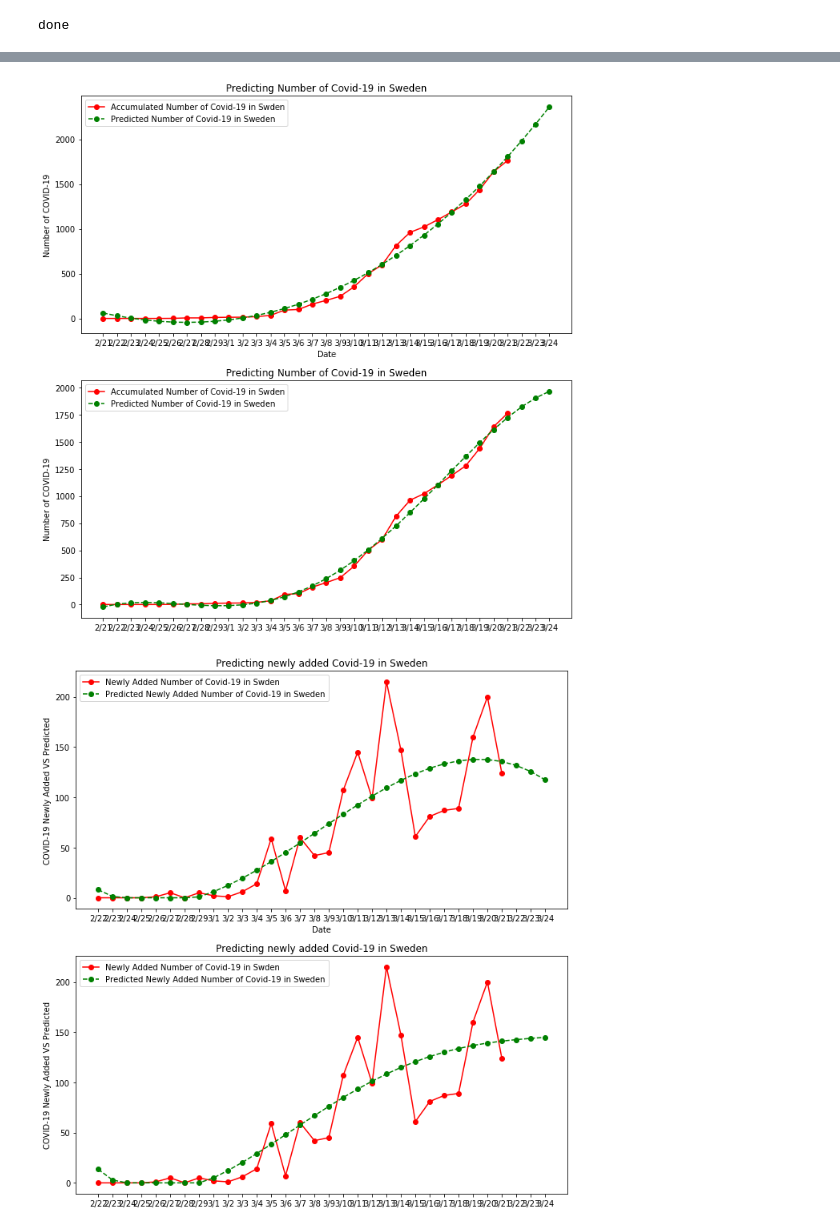
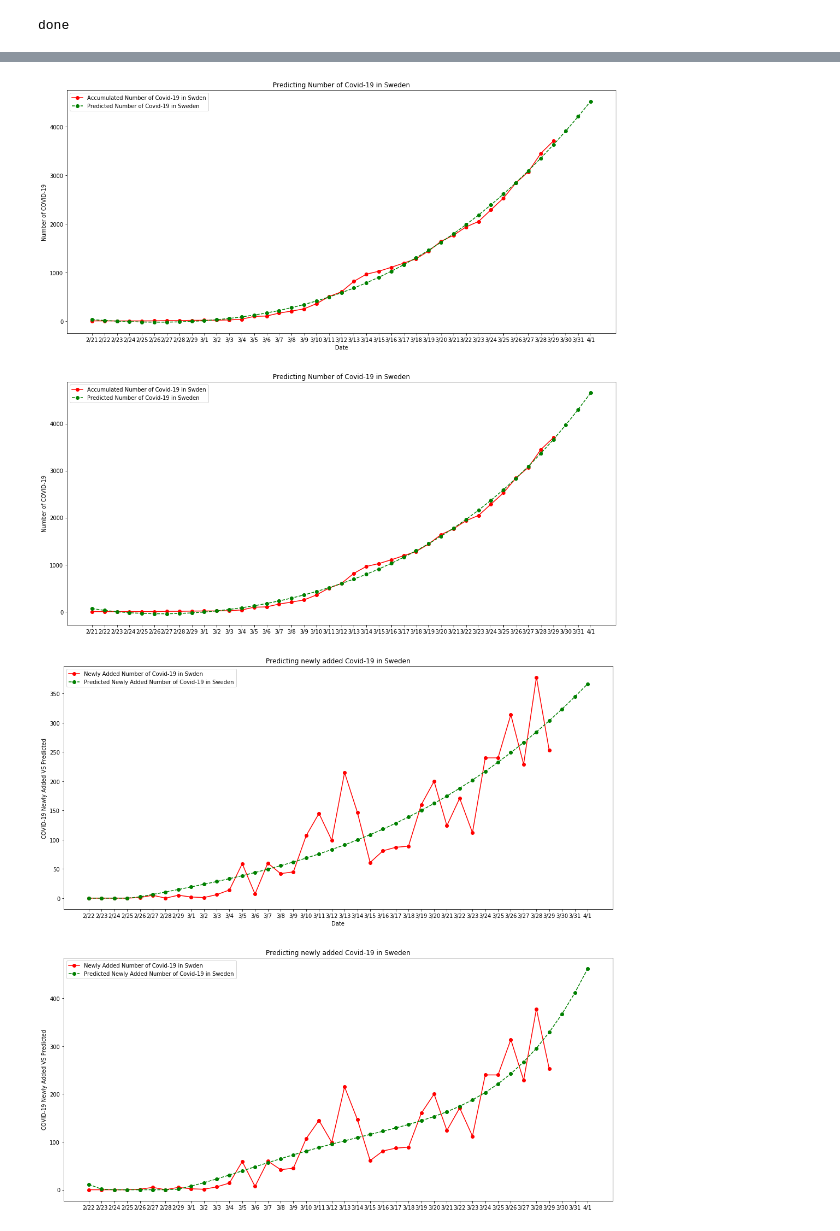
Before and after one commit to xingyazhou/datageek-github, a Jupyter notebook: COVID-19 Analysis.ipynb, the cells around one changed output, grey strips where cells are left out. Saved outputs shown, nothing was run; the diff lists cells and outputs as text; code cells hidden in the pictures.

```diff
--- a/COVID-19 Analysis.ipynb
+++ b/COVID-19 Analysis.ipynb
@@ -37,0 +28,6 @@ Saving to: `time_series_covid_19_confirmed.csv'
+# %%
+
+data_file = "time_series_covid19_confirmed_global.csv"
+
+raw_rdd = sc.textFile(data_file)
+raw_rdd.take(10)
@@ -154,47 +161,46 @@ x2 = np.linspace(1, length+N,length+N)
 dates=['2/21', '2/22', '2/23', '2/24', '2/25', '2/26', '2/27', '2/28',
        '2/29', '3/1', '3/2', '3/3', '3/4', '3/5', '3/6', '3/7', '3/8',
        '3/9','3/10', '3/11', '3/12', '3/13','3/14','3/15', '3/16','3/17',
-       '3/18', '3/19', '3/20','3/21','3/22', '3/23','3/24','3/25','3/26','3/27']
+       '3/18', '3/19', '3/20','3/21','3/22', '3/23','3/24','3/25','3/26','3/27', '3/28','3/29','3/30', '3/31', '4/1', '4/2']
 
 Covid_Sweden=df.select("Covid_Date").where(df.Country=="Sweden")
 acc_num_covid=Covid_Sweden.toPandas().Covid_Date.array[0]
 acc_num_covid=np.array(acc_num_covid).astype(np.integer)
 dy=np.diff(acc_num_covid)
 
 z3 = np.polyfit(x,acc_num_covid[30:], 3)
 p3 = np.poly1d(z3)
 
 z4 = np.polyfit(x,acc_num_covid[30:], 4)
 p4 = np.poly1d(z4)
 
-plt.figure(figsize=(11,12))
+plt.figure(figsize=(18,18))
 plt.subplot(2, 1, 1)
 plt.title("Predicting Number of Covid-19 in Sweden")
 plt.xlabel("Date")
 plt.ylabel("Number of COVID-19")
 plt.plot(dates[0:length],acc_num_covid[30:],'-ro',label="Accumulated Number of Covid-19 in Swden")
 plt.plot(dates[:len(x2)],p3(x2),'--go',label="Predicted Number of Covid-19 in Sweden")
 plt.legend(loc="upper left")
 
 plt.subplot(2, 1, 2)
 plt.title("Predicting Number of Covid-19 in Sweden")
 plt.ylabel("Number of COVID-19")
 plt.plot(dates[0:length],acc_num_covid[30:],'-ro',label="Accumulated Number of Covid-19 in Swden")
 plt.plot(dates[0:len(x2)],p4(x2),'--go',label="Predicted Number of Covid-19 in Sweden")
 plt.legend(loc="upper left")
 
 plt.show()
 # %% [output]
-[figure, old version]
+[figure, new version]
 # %%
 length=len(dy[30:])
 x = np.linspace(1, length,length)
 x2 = np.linspace(1, length+3,length+3)
-
 dates=['2/21', '2/22', '2/23', '2/24', '2/25', '2/26', '2/27', '2/28',
        '2/29', '3/1', '3/2', '3/3', '3/4', '3/5', '3/6', '3/7', '3/8',
        '3/9','3/10', '3/11', '3/12', '3/13','3/14','3/15', '3/16','3/17',
-       '3/18', '3/19', '3/20','3/21','3/22', '3/23','3/24','3/25','3/26','3/27']
+       '3/18', '3/19', '3/20','3/21','3/22', '3/23','3/24','3/25','3/26','3/27', '3/28','3/29','3/30', '3/31', '4/1', '4/2']
 
 Covid_Sweden=df.select("Covid_Date").where(df.Country=="Sweden")
 acc_num_covid=Covid_Sweden.toPandas().Covid_Date.array[0]
@@ -215,7 +221,7 @@ for i in range(len(y4)):
    if y4[i]<0:
     y4[i]=0
 
-plt.figure(figsize=(11,12))
+plt.figure(figsize=(18,18))
 plt.subplot(2, 1, 1)
 plt.title("Predicting newly added Covid-19 in Sweden")
 plt.xlabel("Date")
@@ -233,7 +239,7 @@ plt.legend(loc="upper left")
 
 plt.show()
 # %% [output]
-[figure, old version]
+[figure, new version]
 # %%
 c="Italy"
 Covid_Sweden=df.select("Covid_Date").where(df.Country==c)
```
Also changed, not shown: parts of 9 cells of this notebook.
